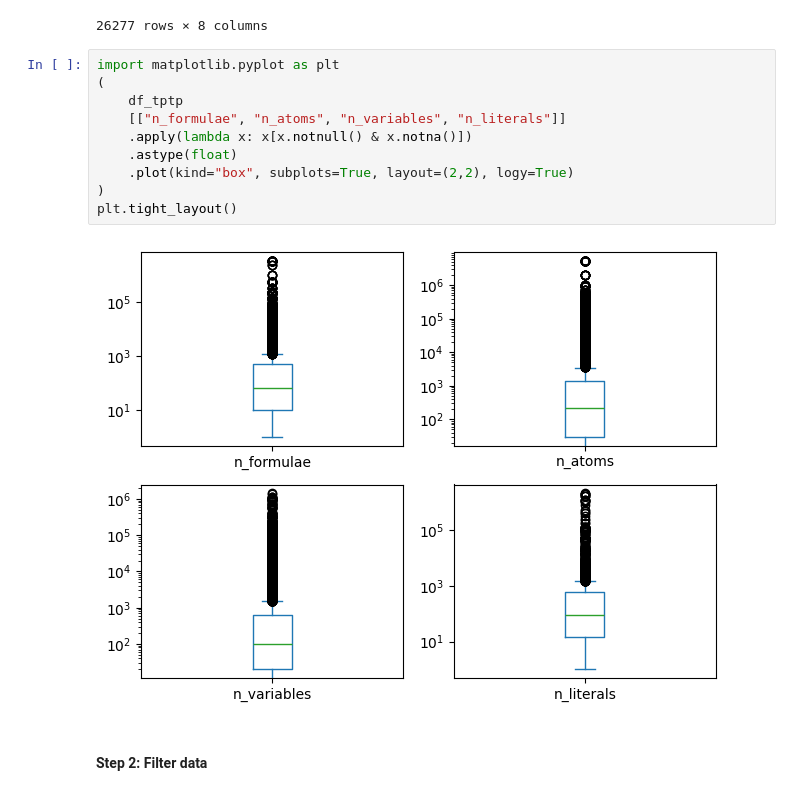
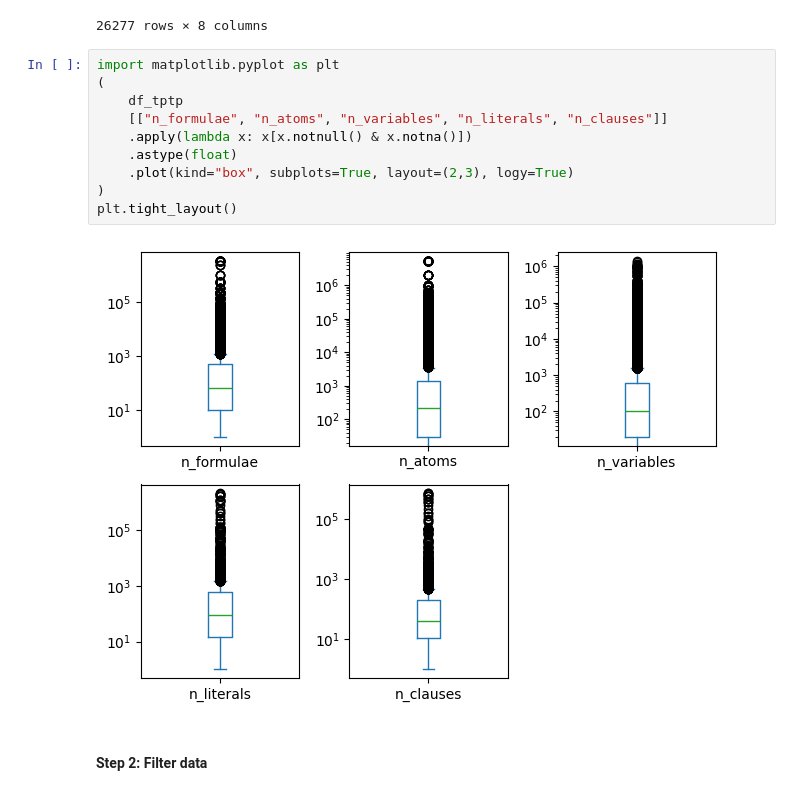
Before and after one commit to GehriJan/coursework-pyres, a Jupyter notebook: src/notebook.ipynb, the cells around one changed output. Cells and saved outputs as stored; diff of their text form.

```diff
--- a/src/notebook.ipynb
+++ b/src/notebook.ipynb
@@ -109,15 +111,15 @@ df_tptp
 # %%
 import matplotlib.pyplot as plt
 (
     df_tptp
-    [["n_formulae", "n_atoms", "n_variables", "n_literals"]]
+    [["n_formulae", "n_atoms", "n_variables", "n_literals", "n_clauses"]]
     .apply(lambda x: x[x.notnull() & x.notna()])
     .astype(float)
-    .plot(kind="box", subplots=True, layout=(2,2), logy=True)
+    .plot(kind="box", subplots=True, layout=(2,3), logy=True)
 )
 plt.tight_layout()
 # %% [output]
-[figure, old version]
+[figure, new version]
 # %% [markdown]
 #### Step 2: Filter data
 # %%
```
Also changed, not shown: parts of 10 cells of this notebook, 12 other files.
